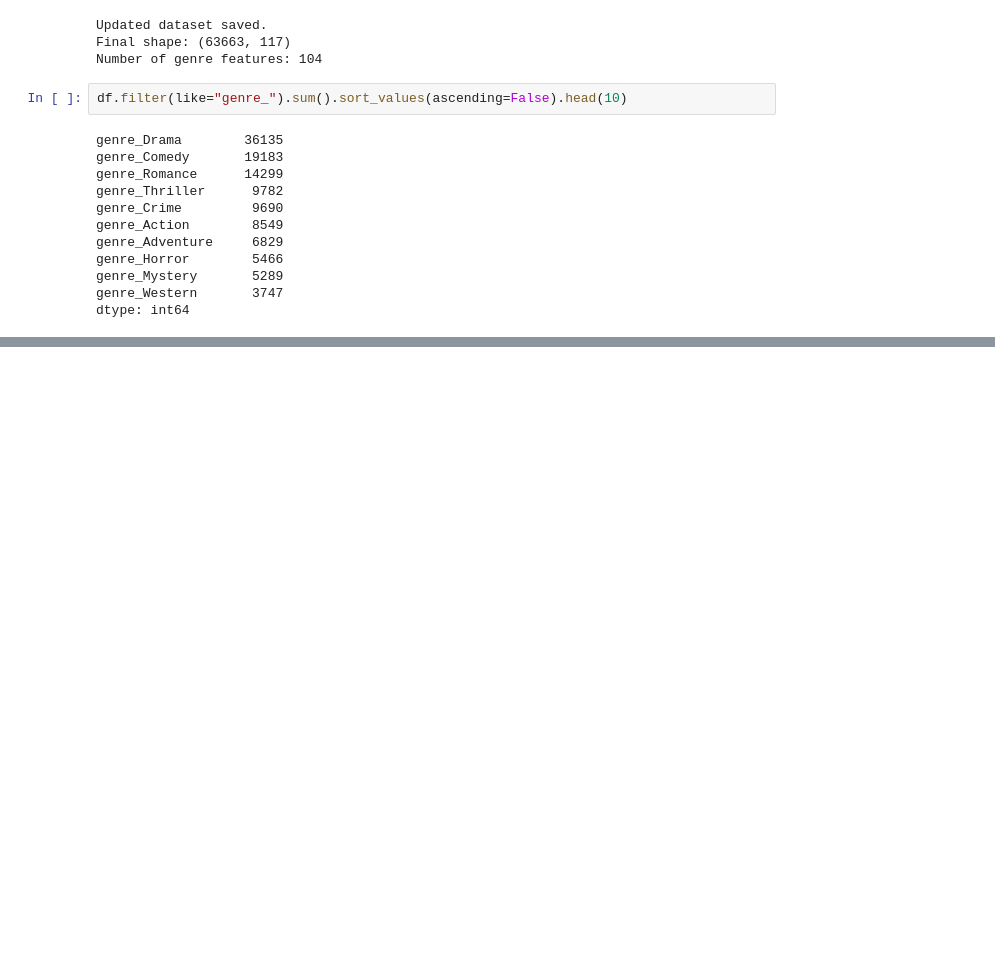
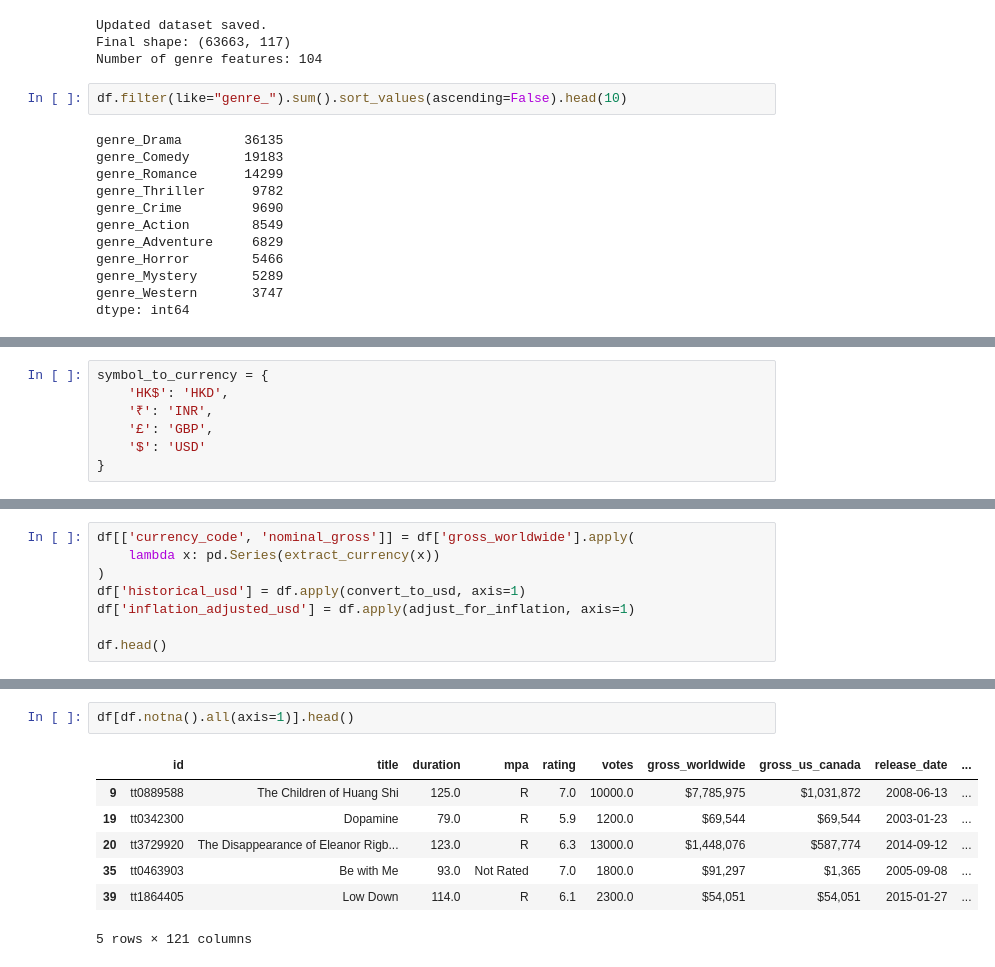
Before and after one commit to phodgkins/dm-movies, a Jupyter notebook: load_data.ipynb, the cells around one changed output, grey strips where cells are left out. Cells and saved outputs as stored; diff of their text form; blank space fills up the shorter version.

```diff
--- a/load_data.ipynb
+++ b/load_data.ipynb
@@ -458,0 +486,7 @@ dtype: int64
+# %%
+symbol_to_currency = {
+    'HK$': 'HKD',
+    '₹': 'INR',
+    '£': 'GBP',
+    '$': 'USD'
+}
@@ -458,0 +541,8 @@ dtype: int64
+# %%
+df[['currency_code', 'nominal_gross']] = df['gross_worldwide'].apply(
+    lambda x: pd.Series(extract_currency(x))
+)
+df['historical_usd'] = df.apply(convert_to_usd, axis=1)
+df['inflation_adjusted_usd'] = df.apply(adjust_for_inflation, axis=1)
+
+df.head()
@@ -458,0 +570,10 @@ dtype: int64
+# %%
+df[df.notna().all(axis=1)].head()
+# %% [output]
+|  | id | title | duration | mpa | rating | votes | gross_worldwide | gross_us_canada | release_date | ... |
+| 9 | tt0889588 | The Children of Huang Shi | 125.0 | R | 7.0 | 10000.0 | $7,785,975 | $1,031,872 | 2008-06-13 | ... |
+| 19 | tt0342300 | Dopamine | 79.0 | R | 5.9 | 1200.0 | $69,544 | $69,544 | 2003-01-23 | ... |
+| 20 | tt3729920 | The Disappearance of Eleanor Rigb... | 123.0 | R | 6.3 | 13000.0 | $1,448,076 | $587,774 | 2014-09-12 | ... |
+| 35 | tt0463903 | Be with Me | 93.0 | Not Rated | 7.0 | 1800.0 | $91,297 | $1,365 | 2005-09-08 | ... |
+| 39 | tt1864405 | Low Down | 114.0 | R | 6.1 | 2300.0 | $54,051 | $54,051 | 2015-01-27 | ... |
+5 rows × 121 columns
```
Also changed, not shown: parts of 17 cells of this notebook, 2 other files.
